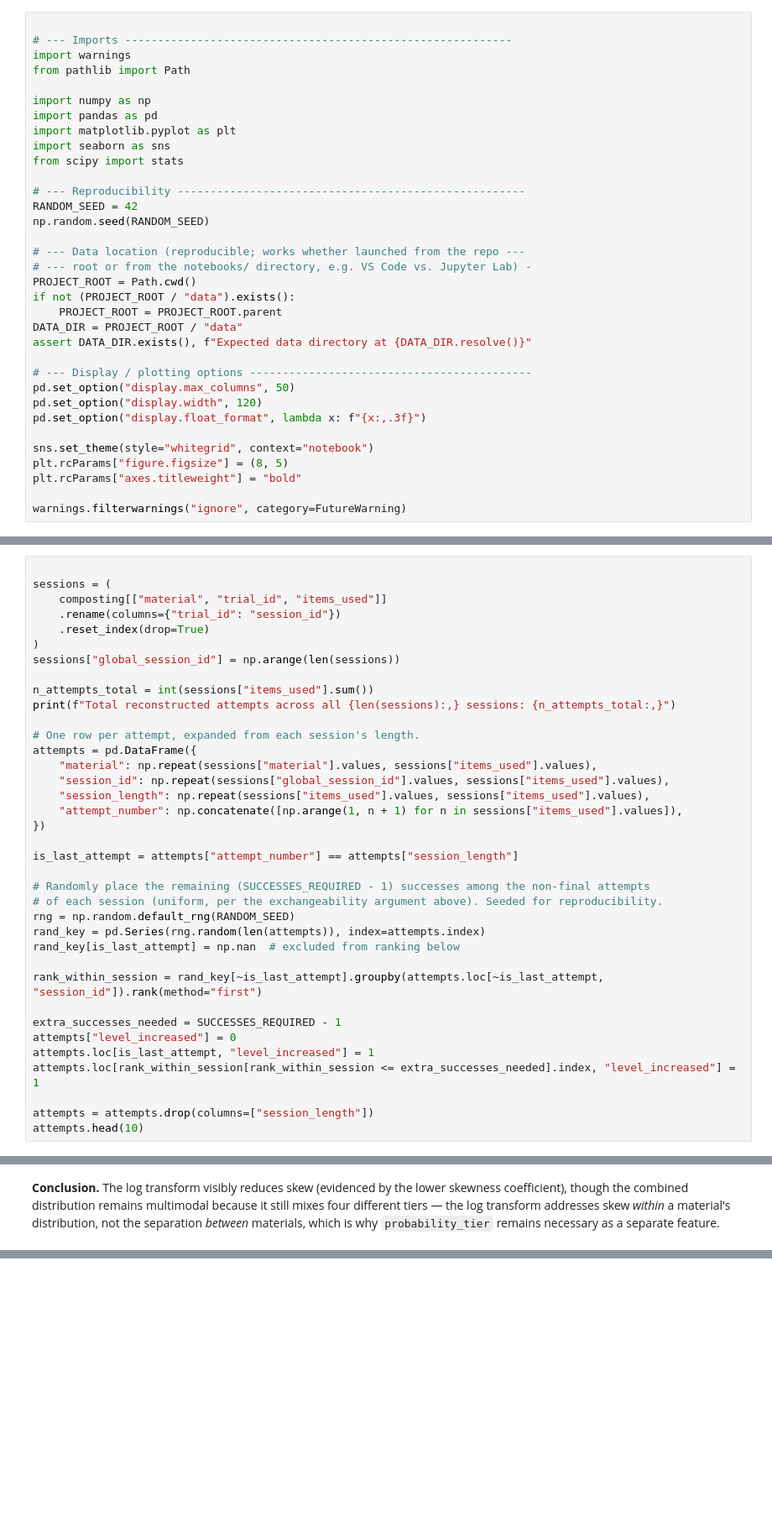
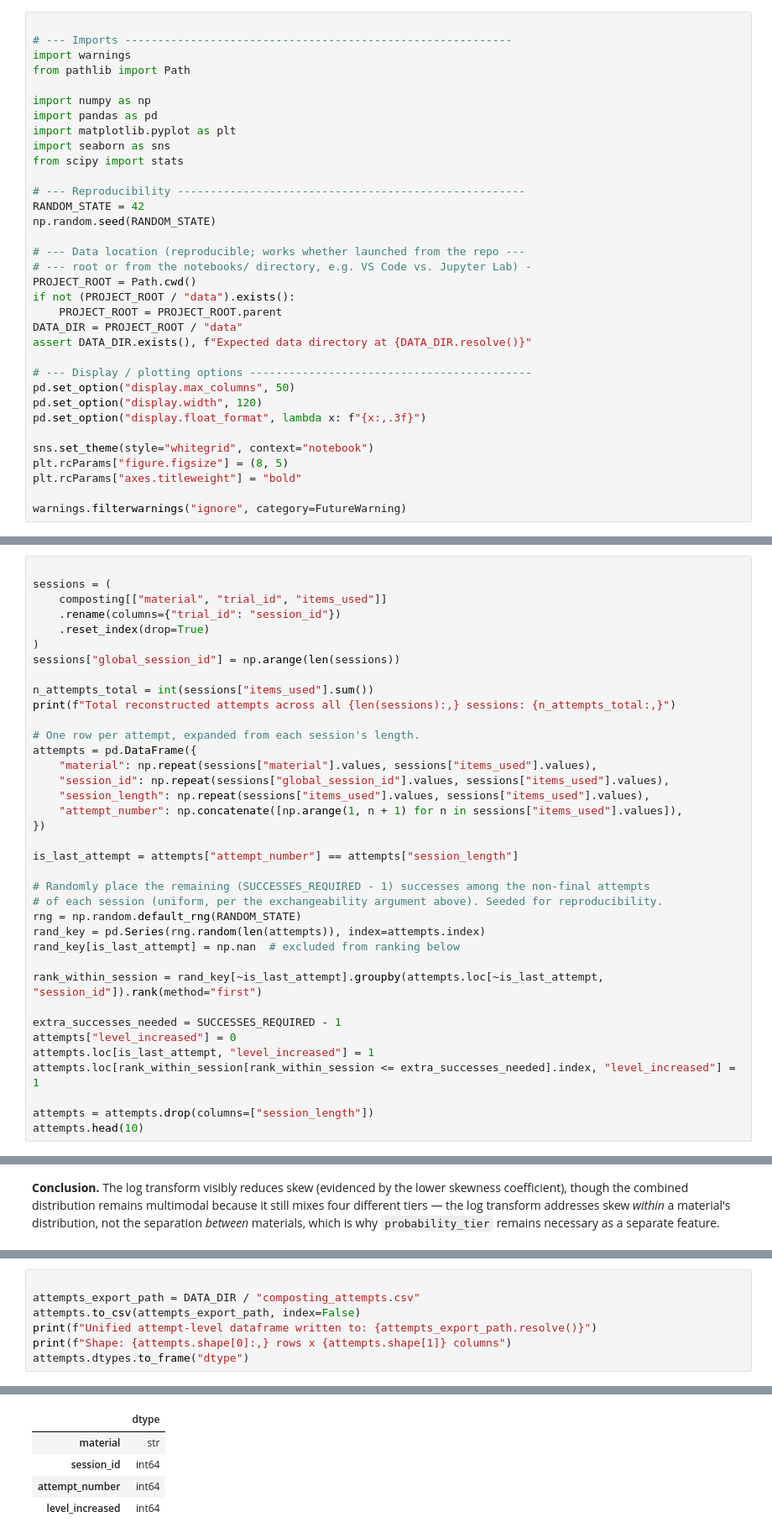
Before and after one commit to errodd/minecraft_composting_success_predictor, a Jupyter notebook: notebooks/01_eda.ipynb, the cells around one changed output, grey strips where cells are left out. Shown at 84% size. Drawn from its saved outputs; the diff is of its cells as text; blank space fills up the shorter version.

```diff
--- a/notebooks/01_eda.ipynb
+++ b/notebooks/01_eda.ipynb
@@ -113,8 +115,8 @@ import seaborn as sns
 from scipy import stats
 
 # --- Reproducibility -----------------------------------------------------
-RANDOM_SEED = 42
-np.random.seed(RANDOM_SEED)
+RANDOM_STATE = 42
+np.random.seed(RANDOM_STATE)
 
 # --- Data location (reproducible; works whether launched from the repo ---
 # --- root or from the notebooks/ directory, e.g. VS Code vs. Jupyter Lab) -
@@ -695,7 +638,7 @@ is_last_attempt = attempts["attempt_number"] == attempts["session_length"]
 
 # Randomly place the remaining (SUCCESSES_REQUIRED - 1) successes among the non-final attempts
 # of each session (uniform, per the exchangeability argument above). Seeded for reproducibility.
-rng = np.random.default_rng(RANDOM_SEED)
+rng = np.random.default_rng(RANDOM_STATE)
 rand_key = pd.Series(rng.random(len(attempts)), index=attempts.index)
 rand_key[is_last_attempt] = np.nan  # excluded from ranking below
 
@@ -1202,0 +1253,8 @@ is why `probability_tier` remains necessary as a separate feature.
+# %%
+
+attempts_export_path = DATA_DIR / "composting_attempts.csv"
+attempts.to_csv(attempts_export_path, index=False)
+print(f"Unified attempt-level dataframe written to: {attempts_export_path.resolve()}")
+print(f"Shape: {attempts.shape[0]:,} rows x {attempts.shape[1]} columns")
+attempts.dtypes.to_frame("dtype")
+# %% [output]
@@ -1202,0 +1263,5 @@ is why `probability_tier` remains necessary as a separate feature.
+|  | dtype |
+| material | str |
+| session_id | int64 |
+| attempt_number | int64 |
+| level_increased | int64 |
```
Also changed, not shown: parts of 23 cells of this notebook, 4 other files.
